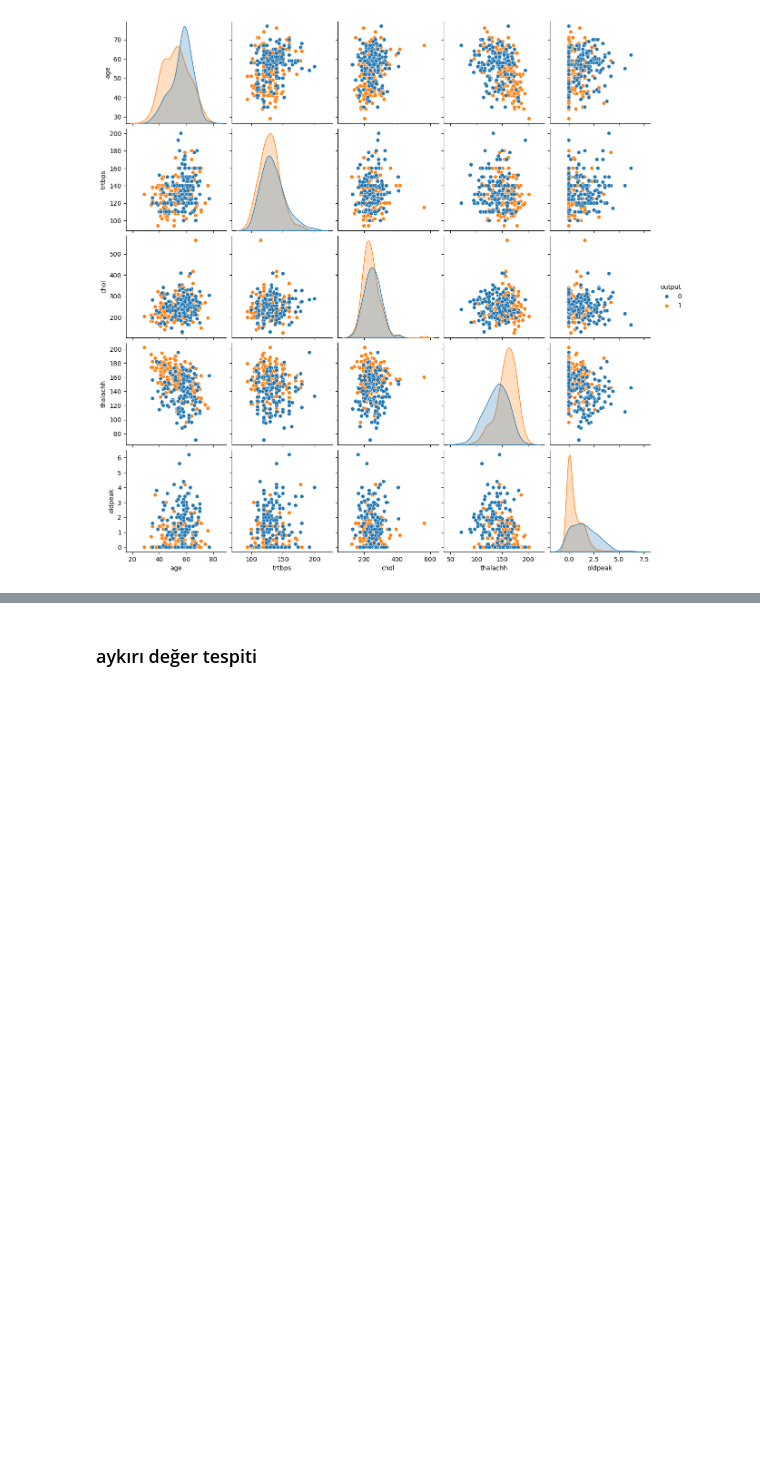
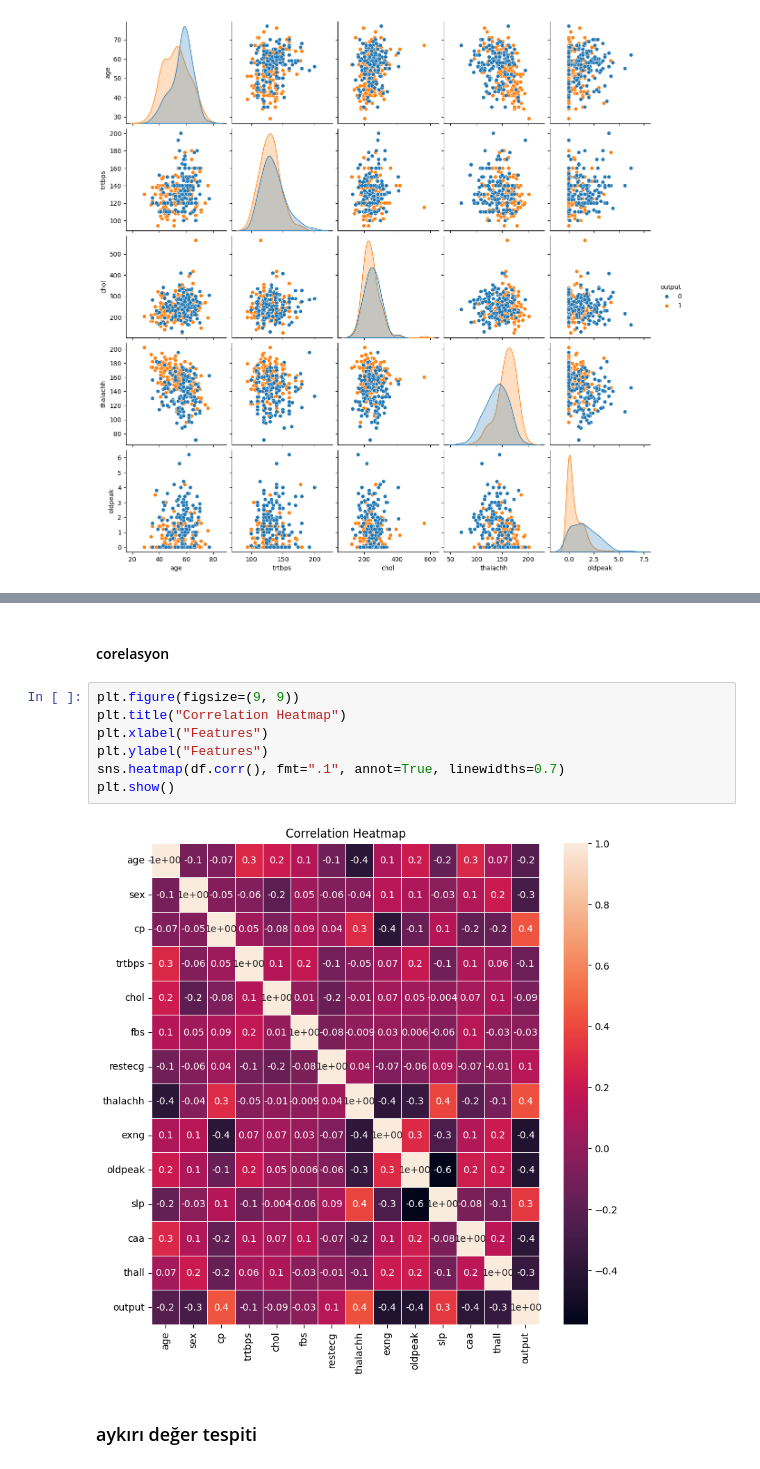
Before and after one commit to can-ozyasar/Kalp-Krizi-Tahmini, a Jupyter notebook: KalpKriziTahmin.ipynb, the cells around one changed output, grey strips where cells are left out. Cells and saved outputs as stored; diff of their text form; blank space fills up the shorter version.

```diff
--- a/KalpKriziTahmin.ipynb
+++ b/KalpKriziTahmin.ipynb
@@ -184,3 +270,14 @@ plt.show()
+# %% [markdown]
+#### corelasyon
+# %%
+plt.figure(figsize=(9, 9))
+plt.title("Correlation Heatmap")
+plt.xlabel("Features")
+plt.ylabel("Features")
+sns.heatmap(df.corr(), fmt=".1", annot=True, linewidths=0.7)
+plt.show()
+# %% [output]
+[figure, added]
 # %% [markdown]
 ### aykırı değer tespiti
 # %% [markdown]
```
Also changed, not shown: parts of 13 cells of this notebook, 4 other files.
